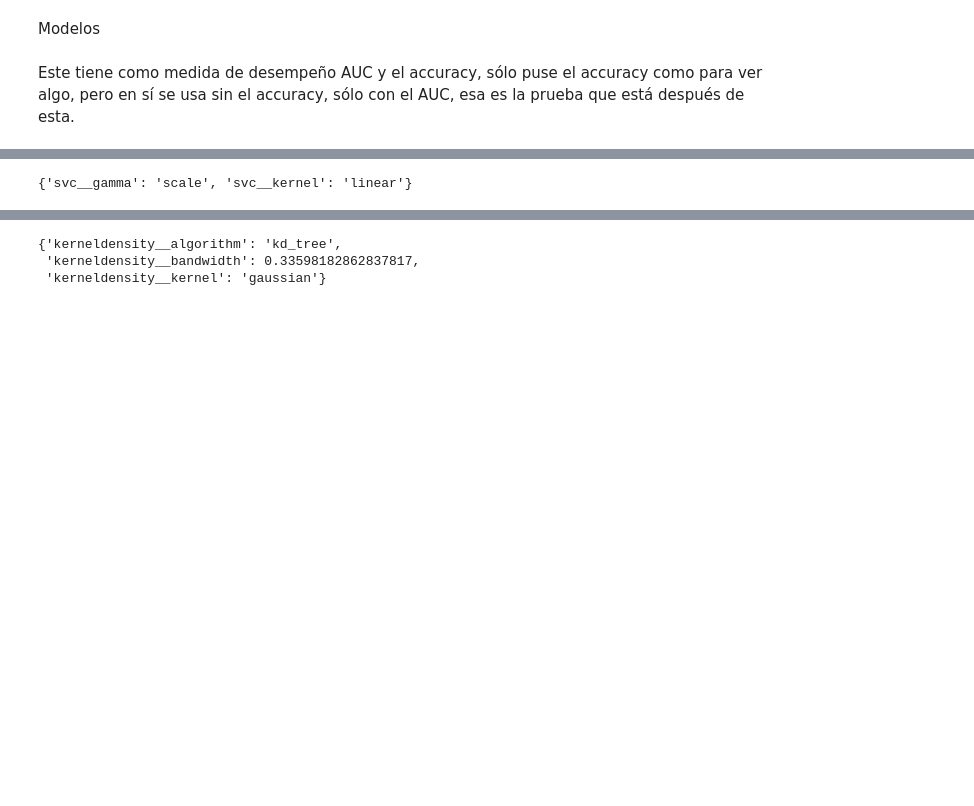
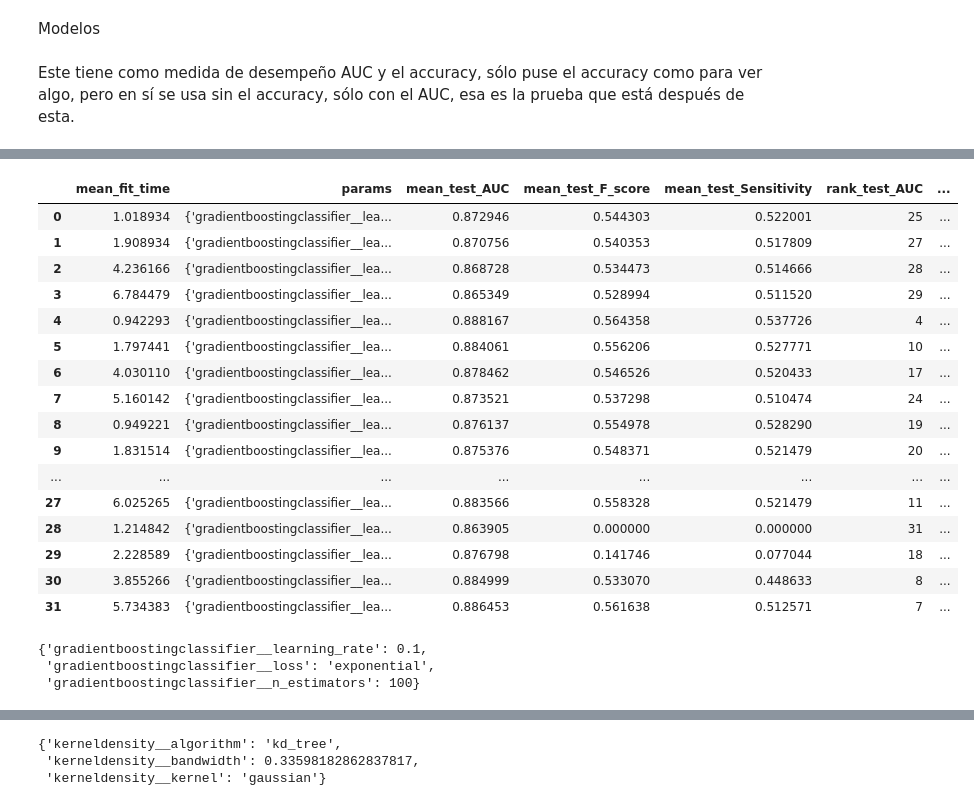
Before and after one commit to lkarol00/simulacion, a Jupyter notebook: Proyecto Semestre.ipynb, the cells around one changed output, grey strips where cells are left out. Drawn from its saved outputs; the diff is of its cells as text; code cells hidden in the pictures; blank space fills up the shorter version.

Commit message:
add tables

```diff
--- a/Proyecto Semestre.ipynb
+++ b/Proyecto Semestre.ipynb
@@ -259,12 +278,12 @@ skf = StratifiedKFold(n_splits=4)
 Este tiene como medida de desempeño AUC y el accuracy, sólo puse el accuracy como para ver algo, pero en sí se usa sin el accuracy, sólo con el AUC, esa es la prueba que está después de esta.
 # %%
 scoring = {'AUC': 'roc_auc', 'F-score': 'f1', 'Sensitivity': make_scorer(recall_score)}
-parameters = {'svc__kernel':('linear', 'poly', 'rbf'), #, 'sigmoid'
-              'svc__gamma':('scale','auto'),
-              'svc__C':(0.001, 0.01, 1, 10, 100)}
+parameters = {'svc__kernel':('linear', 'poly', 'sigmoid'),
+              'svc__gamma':['scale'],
+              'svc__C':(0.001, 0.01, 1, 10)}
 
 pp = make_pipeline(StandardScaler(), SVC(probability = True))
 
-gs = GridSearchCV(pp, parameters, cv=skf, scoring=scoring, refit='AUC', return_train_score=True, n_jobs=-1, verbose=10)
+gs = GridSearchCV(pp, parameters, cv=skf, scoring=scoring, refit='F-score', return_train_score=True, n_jobs=-1, verbose=10)
 
 gs.fit(X, Y)
@@ -279,11 +357,13 @@ gs.best_params_
 # %%
+from sklearn.ensemble import GradientBoostingClassifier
+
 scoring = {'AUC': 'roc_auc', 'F-score': 'f1', 'Sensitivity': make_scorer(recall_score)}
-parameters = {'svc__kernel':('linear', 'poly', 'rbf'), #, 'sigmoid'
-              'svc__gamma':('scale','auto'),
-              'svc__C':(0.001, 0.01, 1, 10, 100)
-              }#'svc__class_weight': ('balanced')
+parameters = {'gradientboostingclassifier__loss':('deviance', 'exponential'),
+              'gradientboostingclassifier__learning_rate':([0.3, 0.2, 0.1, 0.01]),
+              'gradientboostingclassifier__n_estimators':([50, 100, 200, 300]),
+             }
 
-pp = make_pipeline(StandardScaler(), SVC(probability = True))
+pp = make_pipeline(StandardScaler(), GradientBoostingClassifier())
 
 gs = GridSearchCV(pp, parameters, cv=skf, scoring=scoring, refit='F-score', return_train_score=True, n_jobs=-1, verbose=10)
 
@@ -291,4 +404,4 @@ gs.fit(X, Y)
 # %%
-results_svc2 = gs.cv_results_
-data = pandas.DataFrame(results_svc2)
+results_gbt = gs.cv_results_
+data = pandas.DataFrame(results_gbt)
 data
@@ -295,5 +427,28 @@ data
+# %%
+table_gbt = make_table(data)
+table_gbt
+# %% [output]
+|  | mean_fit_time | params | mean_test_AUC | mean_test_F_score | mean_test_Sensitivity | rank_test_AUC | ... |
+| 0 | 1.018934 | {'gradientboostingclassifier__lea... | 0.872946 | 0.544303 | 0.522001 | 25 | ... |
+| 1 | 1.908934 | {'gradientboostingclassifier__lea... | 0.870756 | 0.540353 | 0.517809 | 27 | ... |
+| 2 | 4.236166 | {'gradientboostingclassifier__lea... | 0.868728 | 0.534473 | 0.514666 | 28 | ... |
+| 3 | 6.784479 | {'gradientboostingclassifier__lea... | 0.865349 | 0.528994 | 0.511520 | 29 | ... |
+| 4 | 0.942293 | {'gradientboostingclassifier__lea... | 0.888167 | 0.564358 | 0.537726 | 4 | ... |
+| 5 | 1.797441 | {'gradientboostingclassifier__lea... | 0.884061 | 0.556206 | 0.527771 | 10 | ... |
+| 6 | 4.030110 | {'gradientboostingclassifier__lea... | 0.878462 | 0.546526 | 0.520433 | 17 | ... |
+| 7 | 5.160142 | {'gradientboostingclassifier__lea... | 0.873521 | 0.537298 | 0.510474 | 24 | ... |
+| 8 | 0.949221 | {'gradientboostingclassifier__lea... | 0.876137 | 0.554978 | 0.528290 | 19 | ... |
+| 9 | 1.831514 | {'gradientboostingclassifier__lea... | 0.875376 | 0.548371 | 0.521479 | 20 | ... |
+| ... | ... | ... | ... | ... | ... | ... | ... |
+| 27 | 6.025265 | {'gradientboostingclassifier__lea... | 0.883566 | 0.558328 | 0.521479 | 11 | ... |
+| 28 | 1.214842 | {'gradientboostingclassifier__lea... | 0.863905 | 0.000000 | 0.000000 | 31 | ... |
+| 29 | 2.228589 | {'gradientboostingclassifier__lea... | 0.876798 | 0.141746 | 0.077044 | 18 | ... |
+| 30 | 3.855266 | {'gradientboostingclassifier__lea... | 0.884999 | 0.533070 | 0.448633 | 8 | ... |
+| 31 | 5.734383 | {'gradientboostingclassifier__lea... | 0.886453 | 0.561638 | 0.512571 | 7 | ... |
 # %%
 gs.best_params_
 # %% [output]
-{'svc__gamma': 'scale', 'svc__kernel': 'linear'}
+{'gradientboostingclassifier__learning_rate': 0.1,
+ 'gradientboostingclassifier__loss': 'exponential',
+ 'gradientboostingclassifier__n_estimators': 100}
 # %%
```
Also changed, not shown: parts of 36 cells of this notebook.
